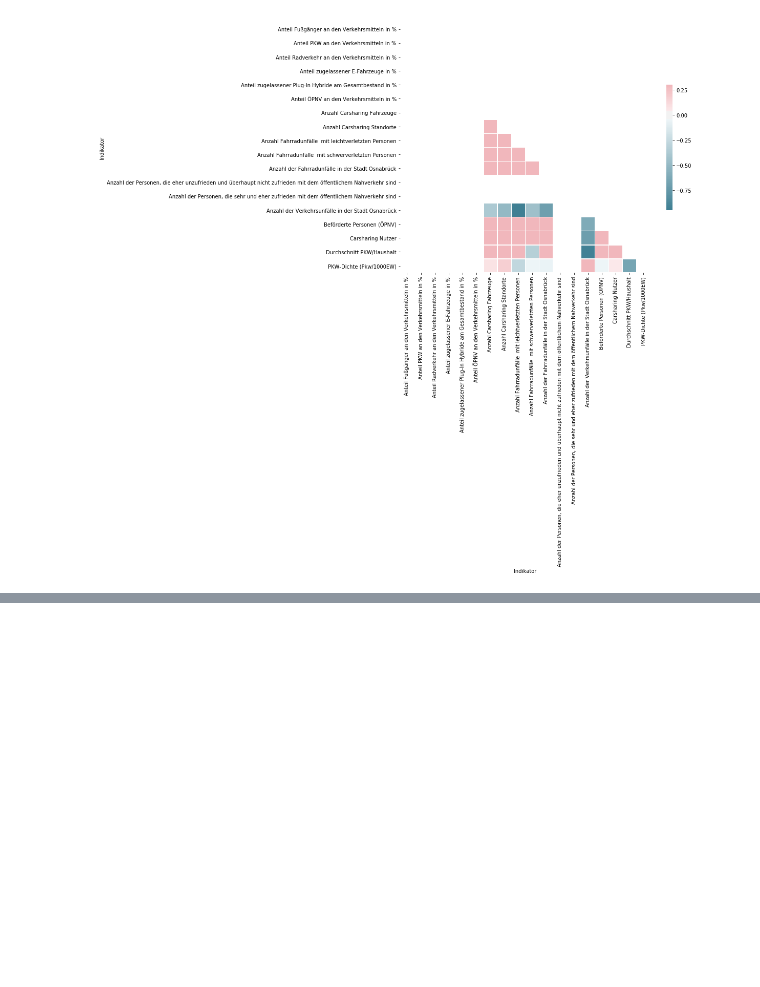
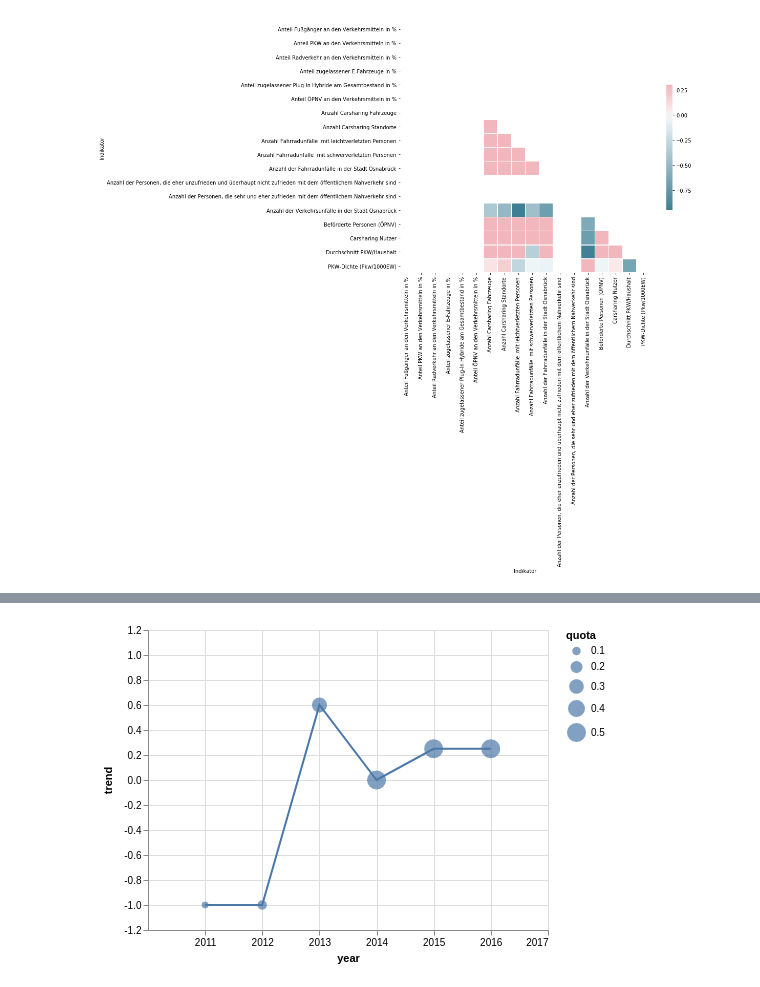
Before and after one commit to codeforosnabrueck/kosmos, a Jupyter notebook: parsing_and_analysis.ipynb, the cells around one changed output, grey strips where cells are left out. Cells and saved outputs as stored; diff of their text form; code cells hidden in the pictures; blank space fills up the shorter version.

```diff
--- a/parsing_and_analysis.ipynb
+++ b/parsing_and_analysis.ipynb
@@ -297,0 +434,3 @@ sns.heatmap(corr, mask=mask, cmap=cmap, vmax=.3, center=0,
+# %%
+data_full = pd.concat((weighted_trend_avg, data), axis=1)
+data_full
@@ -297,0 +449,10 @@ sns.heatmap(corr, mask=mask, cmap=cmap, vmax=.3, center=0,
+# %%
+base_chart = alt.Chart(data_full).encode(
+    x='year',
+    y=alt.Y('trend', scale=alt.Scale(domain=(-1.1, 1.1))),
+    tooltip=[col for col in data_full.columns if col not in ['trend', 'quota', 'year']]
+)
+
+base_chart.mark_circle().encode(size='quota') + base_chart.mark_line()
+# %% [output]
+[figure, added]
```
Also changed, not shown: parts of 22 cells of this notebook.
